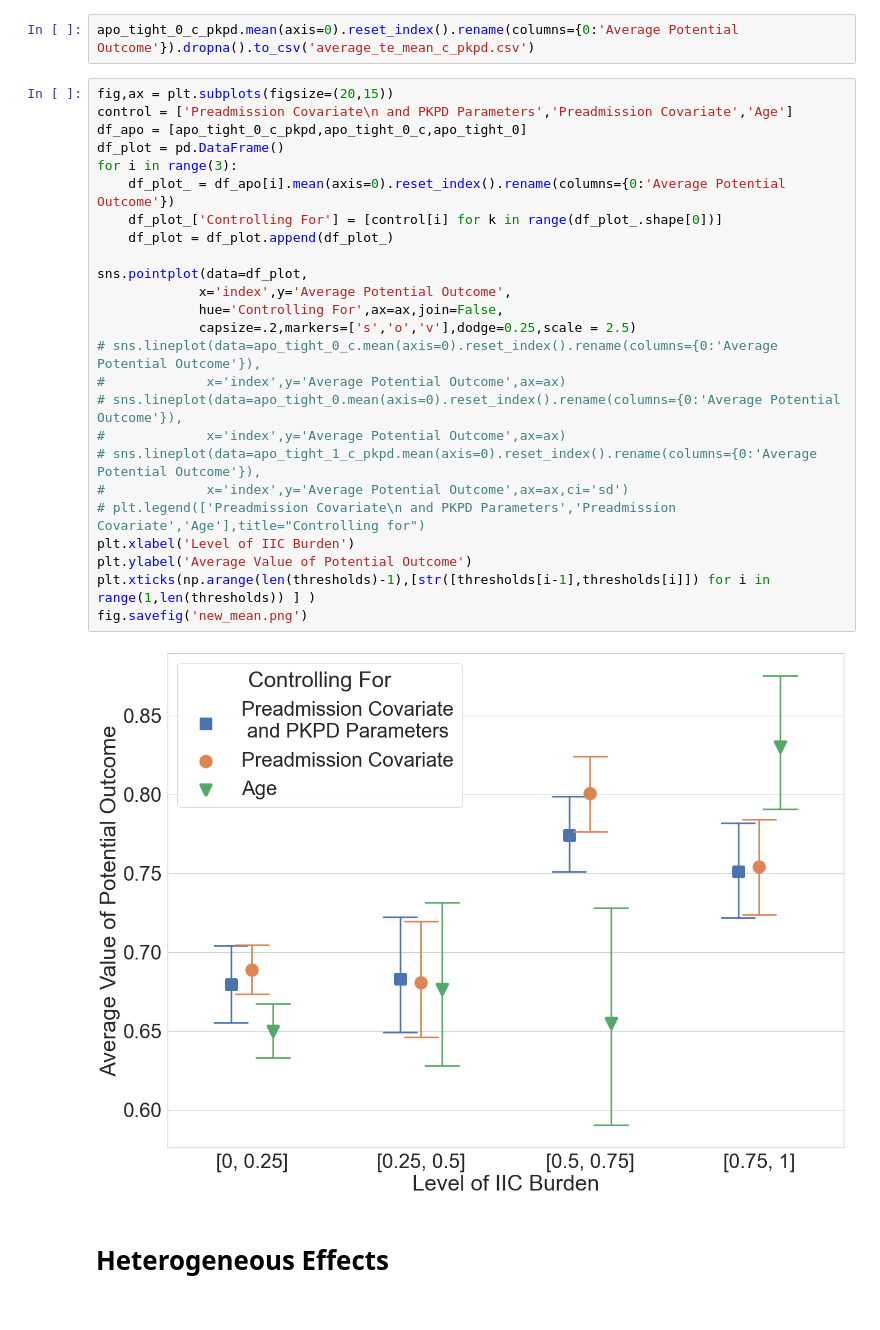
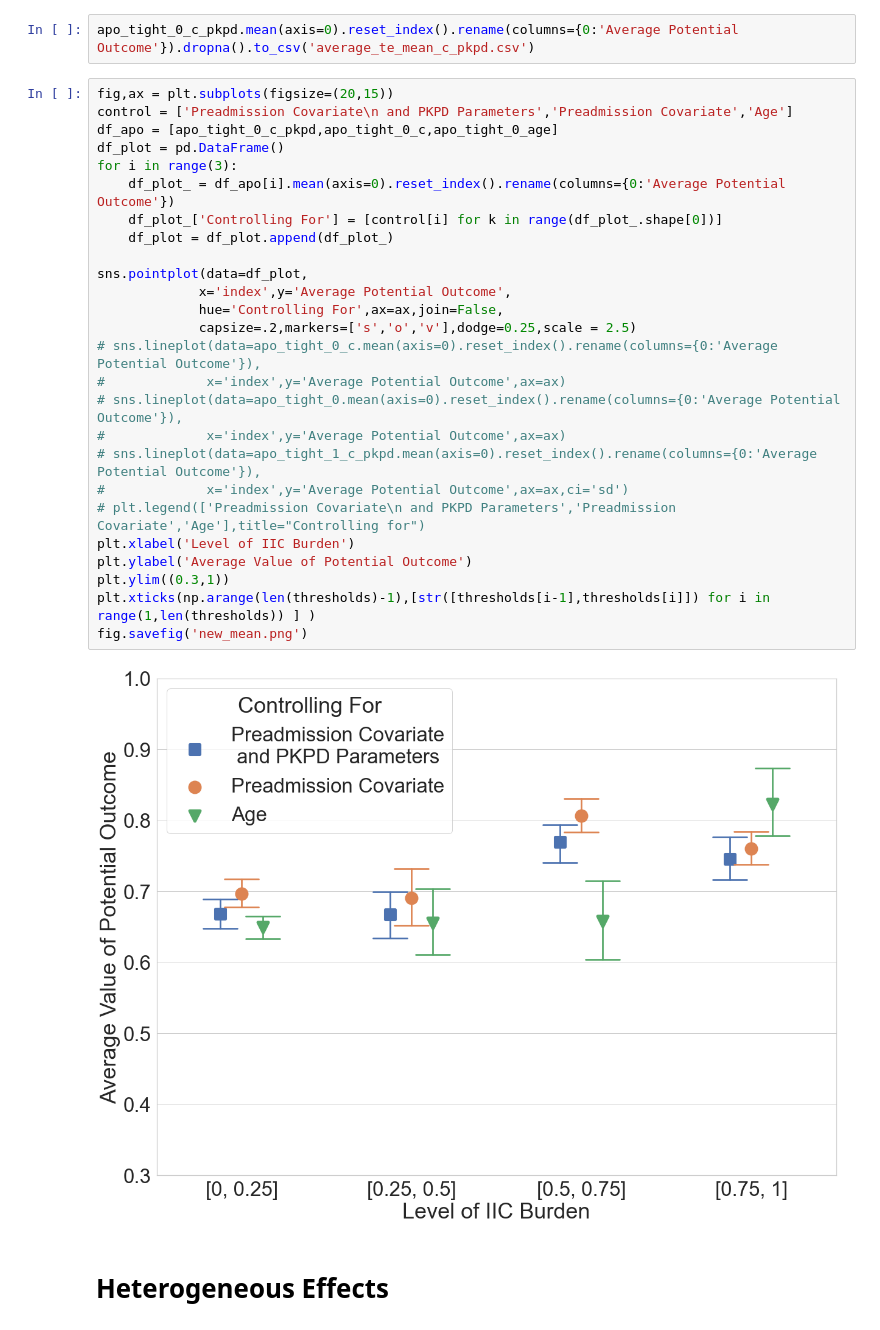
Before and after one commit to Hockey86/iic_causal_inference, a Jupyter notebook: aim2/mean_iic.ipynb, the cells around one changed output. Drawn from its saved outputs; the diff is of its cells as text.

```diff
--- a/aim2/mean_iic.ipynb
+++ b/aim2/mean_iic.ipynb
@@ -348,29 +348,30 @@ apo_tight_0_c_pkpd.mean(axis=0).reset_index().rename(columns={0:'Average Potenti
 # %%
 fig,ax = plt.subplots(figsize=(20,15))
 control = ['Preadmission Covariate\n and PKPD Parameters','Preadmission Covariate','Age']
-df_apo = [apo_tight_0_c_pkpd,apo_tight_0_c,apo_tight_0]
+df_apo = [apo_tight_0_c_pkpd,apo_tight_0_c,apo_tight_0_age]
 df_plot = pd.DataFrame()
 for i in range(3):
     df_plot_ = df_apo[i].mean(axis=0).reset_index().rename(columns={0:'Average Potential Outcome'})
     df_plot_['Controlling For'] = [control[i] for k in range(df_plot_.shape[0])]
     df_plot = df_plot.append(df_plot_)
 
 sns.pointplot(data=df_plot,
              x='index',y='Average Potential Outcome',
              hue='Controlling For',ax=ax,join=False,
              capsize=.2,markers=['s','o','v'],dodge=0.25,scale = 2.5)
 # sns.lineplot(data=apo_tight_0_c.mean(axis=0).reset_index().rename(columns={0:'Average Potential Outcome'}),
 #             x='index',y='Average Potential Outcome',ax=ax)
 # sns.lineplot(data=apo_tight_0.mean(axis=0).reset_index().rename(columns={0:'Average Potential Outcome'}),
 #             x='index',y='Average Potential Outcome',ax=ax)
 # sns.lineplot(data=apo_tight_1_c_pkpd.mean(axis=0).reset_index().rename(columns={0:'Average Potential Outcome'}),
 #             x='index',y='Average Potential Outcome',ax=ax,ci='sd')
 # plt.legend(['Preadmission Covariate\n and PKPD Parameters','Preadmission Covariate','Age'],title="Controlling for")
 plt.xlabel('Level of IIC Burden')
 plt.ylabel('Average Value of Potential Outcome')
+plt.ylim((0.3,1))
 plt.xticks(np.arange(len(thresholds)-1),[str([thresholds[i-1],thresholds[i]]) for i in range(1,len(thresholds)) ] )
 fig.savefig('new_mean.png')
 # %% [output]
-[figure, old version]
+[figure, new version]
 # %% [markdown]
 # Heterogeneous Effects
```
Also changed, not shown: parts of 4 cells of this notebook, 27 other files.
